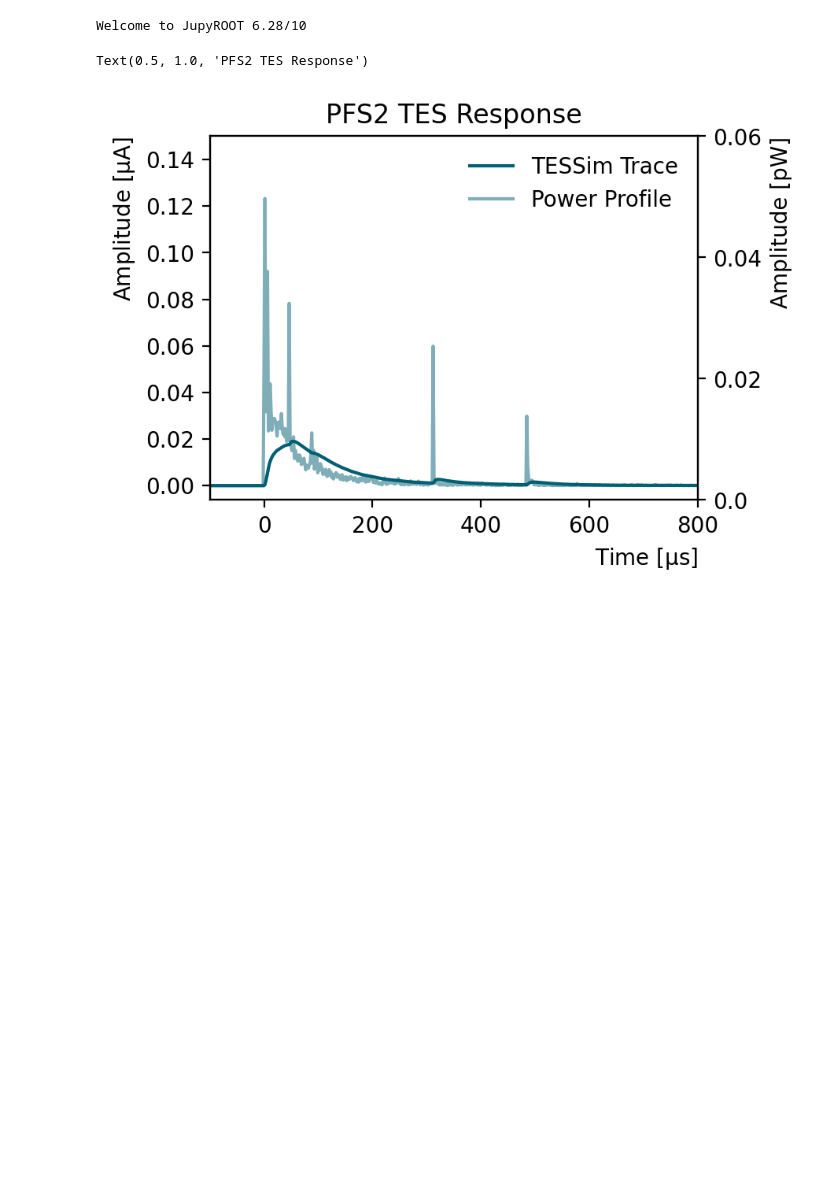
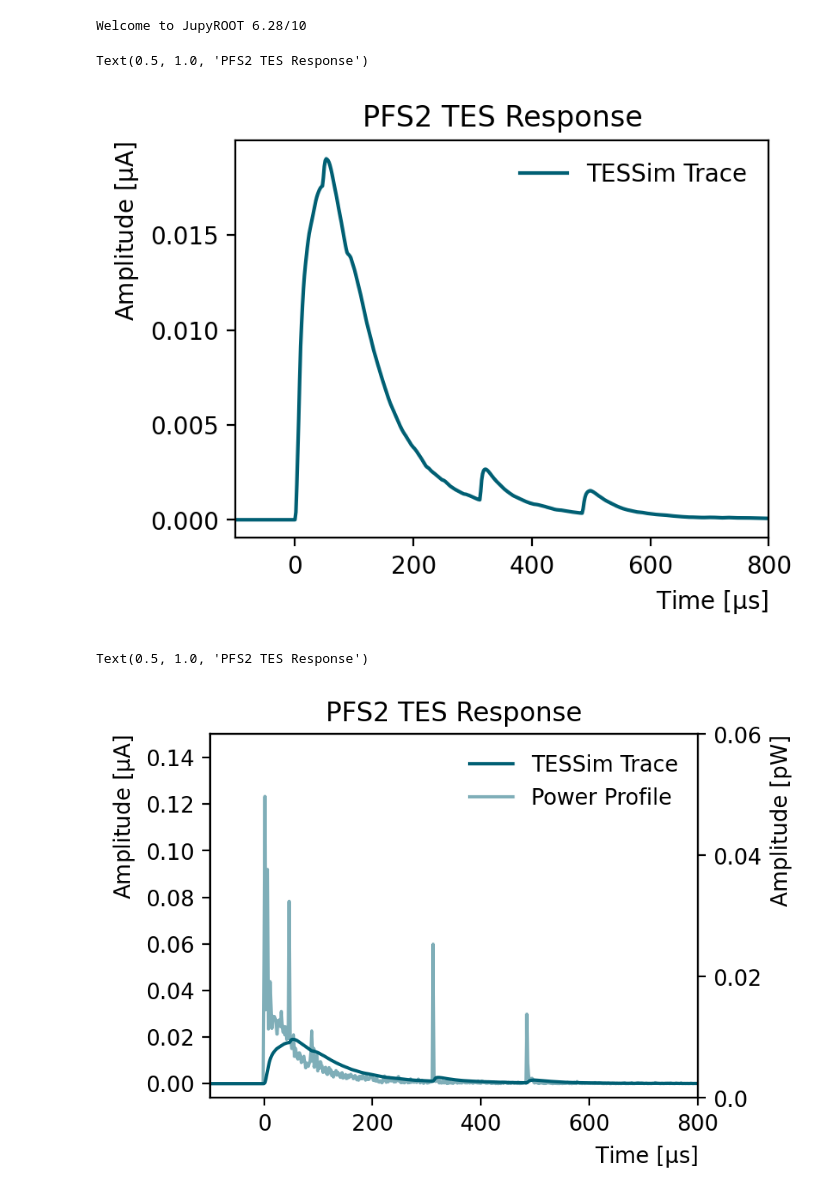
Before and after one commit to perry5334/CDMS, a Jupyter notebook: notebooks/machine_learning/ragged_traces.ipynb, the cells around one changed output. Cells and saved outputs as stored; diff of their text form; code cells hidden in the pictures; blank space fills up the shorter version.

Commit message:
Added plain TES pulse plot to ragged_traces

```diff
--- a/notebooks/machine_learning/ragged_traces.ipynb
+++ b/notebooks/machine_learning/ragged_traces.ipynb
@@ -46,6 +46,19 @@ ChanNum  = g4dmcTES.Filter(f'EventNum=={EventNum} & ChanNum=={channum} & DataTyp
 T0       = g4dmcTES.Filter(f'EventNum=={EventNum} & ChanNum=={channum} & DataType==0').AsNumpy(['T0'])['T0'][0]
 BinWidth = g4dmcTES.Filter(f'EventNum=={EventNum} & ChanNum=={channum} & DataType==0').AsNumpy(['BinWidth'])['BinWidth'][0]
 TimeBins = np.arange(T0, T0 + BinWidth * len(Trace[0]), BinWidth) * 1e-3 # ns -> us
+# %%
+fig, ax1 = plt.subplots()
+ax1.plot(TimeBins, Trace[0], color = 'C0', label = f'TESSim Trace')
+
+ax1.set_xlabel(r'Time [$\mathrm{\mu s}$]')
+ax1.set_ylabel(r'Amplitude [$\mathrm{\mu A}$]')
+ax1.legend(fontsize=10)
+
+ax1.set_xlim(-100, 800)
+ax1.set_title('PFS2 TES Response')
+# %% [output]
+Text(0.5, 1.0, 'PFS2 TES Response')
+[figure, added]
 # %%
 fig, ax1 = plt.subplots()
 ax1.plot(TimeBins, Trace[0], color = 'C0', label = f'TESSim Trace')
```
